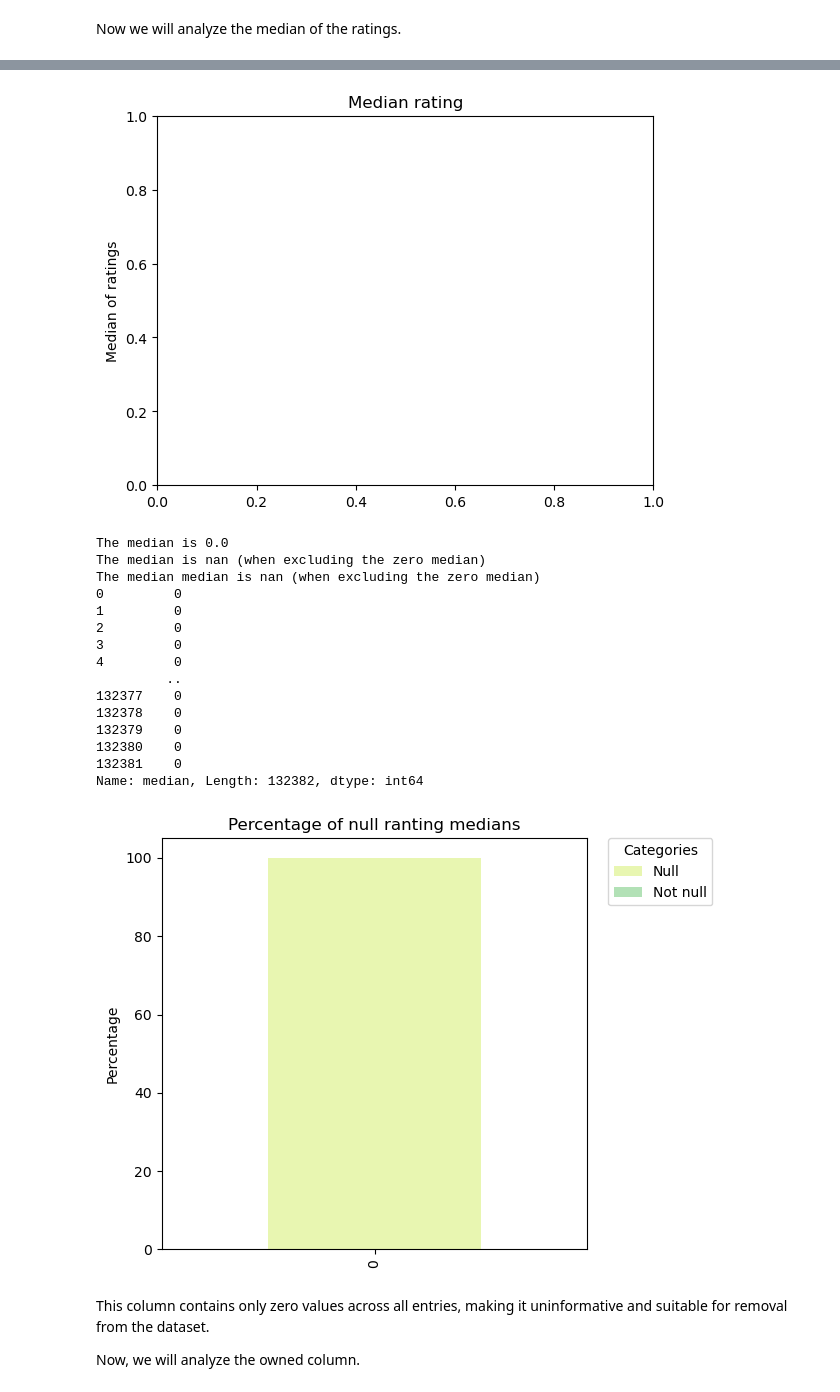
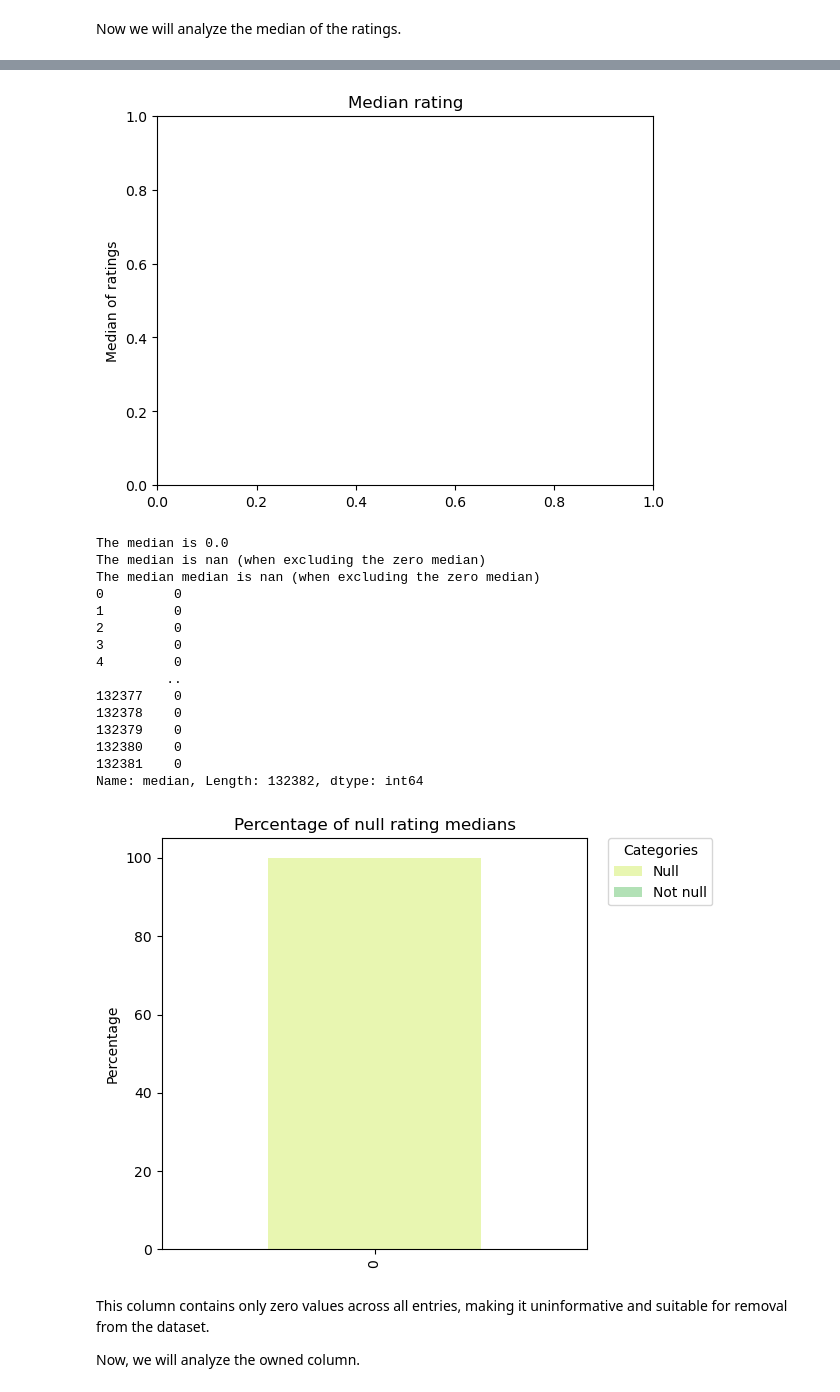
Before and after one commit to LsFaria04/PRI_Board_Games_Search_System, a Jupyter notebook: analysis.ipynb, the cells around one changed output, grey strips where cells are left out. Saved outputs shown, nothing was run; the diff lists cells and outputs as text; code cells hidden in the pictures.

```diff
--- a/analysis.ipynb
+++ b/analysis.ipynb
@@ -1049,35 +1050,35 @@ null_med_percentage =  pd.DataFrame([percentages])
 null_med_percentage .plot(
     kind="bar", stacked=True, color=sb.color_palette("YlGnBu")
 )
 plt.ylabel("Percentage")
-plt.title("Percentage of null ranting medians")
+plt.title("Percentage of null rating medians")
 plt.legend(bbox_to_anchor=(1.05, 1), loc="upper left", borderaxespad=0, title = "Categories")
 plt.tight_layout()
 
 print(f'The median is {df["median"].mean()}')
 print(f'The median is {non_zero_median["median"].mean()} (when excluding the zero median)')
 print(f'The median median is {non_zero_median["median"].median()} (when excluding the zero median)')
 print(df["median"])
 # %% [output]
 There are 132382 ratings with median equal to zero
 [figure]
 [figure]
 The median is 0.0
 The median is nan (when excluding the zero median)
 The median median is nan (when excluding the zero median)
 0         0
 1         0
 2         0
 3         0
 4         0
          ..
 132377    0
 132378    0
 132379    0
 132380    0
 132381    0
 Name: median, Length: 132382, dtype: int64
-[figure, old version]
+[figure, new version]
 # %% [markdown]
 This column contains only zero values across all entries, making it uninformative and suitable for removal from the dataset.
 
```
Also changed, not shown: parts of 5 cells of this notebook, 1 other file.
